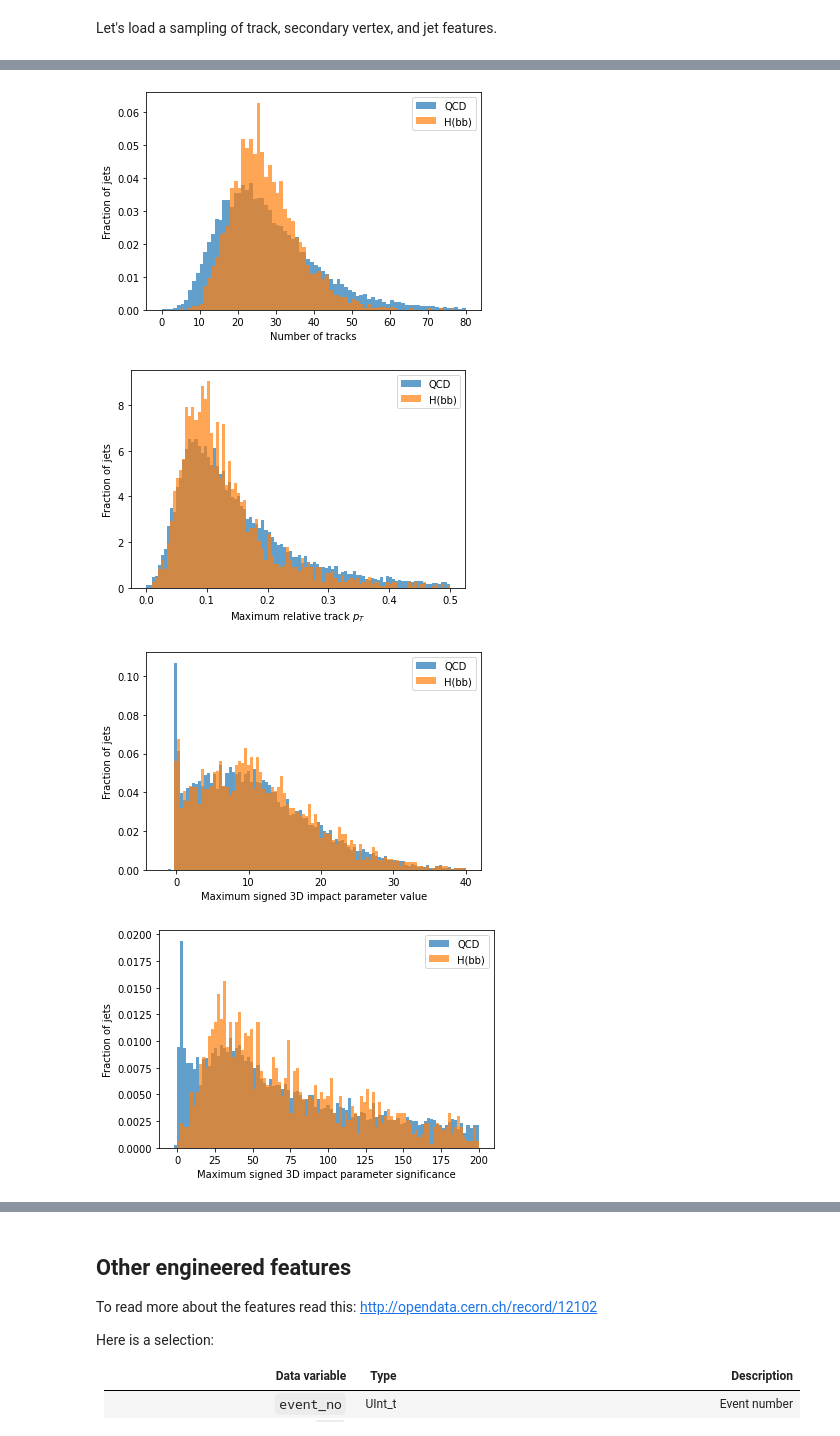
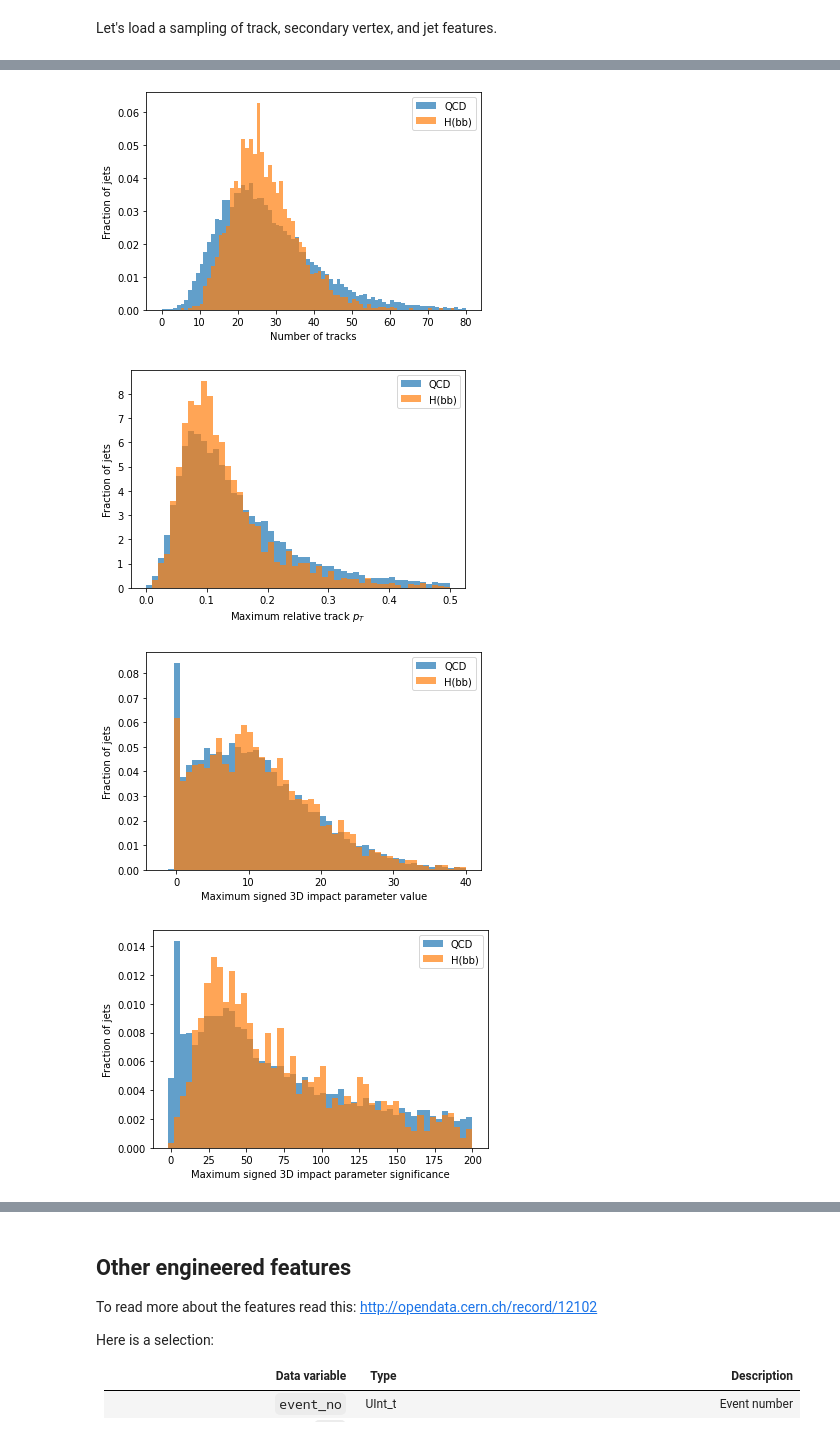
Before and after one commit to faroukmokhtar/GNN, a Jupyter notebook: weeks/03-features.ipynb, the cells around one changed output, grey strips where cells are left out. Drawn from its saved outputs; the diff is of its cells as text; code cells hidden in the pictures.

```diff
--- a/weeks/03-features.ipynb
+++ b/weeks/03-features.ipynb
@@ -99,42 +99,42 @@ import numpy as np
 
 # number of tracks
 plt.figure()
 plt.hist(track_features['track_pt'].counts,weights=label_QCD,bins=np.linspace(0,80,81),density=True,alpha=0.7,label='QCD')
 plt.hist(track_features['track_pt'].counts,weights=label_Hbb,bins=np.linspace(0,80,81),density=True,alpha=0.7,label='H(bb)')
 plt.xlabel('Number of tracks')
 plt.ylabel('Fraction of jets')
 plt.legend()
 
 # max. relative track pt
 plt.figure()
-plt.hist(track_features['track_pt'].max()/jet_features['fj_pt'],weights=label_QCD,bins=np.linspace(0,0.5,101),density=True,alpha=0.7,label='QCD')
-plt.hist(track_features['track_pt'].max()/jet_features['fj_pt'],weights=label_Hbb,bins=np.linspace(0,0.5,101),density=True,alpha=0.7,label='H(bb)')
+plt.hist(track_features['track_pt'].max()/jet_features['fj_pt'],weights=label_QCD,bins=np.linspace(0,0.5,51),density=True,alpha=0.7,label='QCD')
+plt.hist(track_features['track_pt'].max()/jet_features['fj_pt'],weights=label_Hbb,bins=np.linspace(0,0.5,51),density=True,alpha=0.7,label='H(bb)')
 plt.xlabel(r'Maximum relative track $p_{T}$')
 plt.ylabel('Fraction of jets')
 plt.legend()
 
 # maximum signed 3D impact paramter value
 plt.figure()
-plt.hist(track_features['trackBTag_Sip3dVal'].max(),weights=label_QCD,bins=np.linspace(-2,40,101),density=True,alpha=0.7,label='QCD')
-plt.hist(track_features['trackBTag_Sip3dVal'].max(),weights=label_Hbb,bins=np.linspace(-2,40,101),density=True,alpha=0.7,label='H(bb)')
+plt.hist(track_features['trackBTag_Sip3dVal'].max(),weights=label_QCD,bins=np.linspace(-2,40,51),density=True,alpha=0.7,label='QCD')
+plt.hist(track_features['trackBTag_Sip3dVal'].max(),weights=label_Hbb,bins=np.linspace(-2,40,51),density=True,alpha=0.7,label='H(bb)')
 plt.xlabel('Maximum signed 3D impact parameter value')
 plt.ylabel('Fraction of jets')
 plt.legend()
 
 # maximum signed 3D impact paramter significance
 plt.figure()
-plt.hist(track_features['trackBTag_Sip3dSig'].max(),weights=label_QCD,bins=np.linspace(-2,200,101),density=True,alpha=0.7,label='QCD')
-plt.hist(track_features['trackBTag_Sip3dSig'].max(),weights=label_Hbb,bins=np.linspace(-2,200,101),density=True,alpha=0.7,label='H(bb)')
+plt.hist(track_features['trackBTag_Sip3dSig'].max(),weights=label_QCD,bins=np.linspace(-2,200,51),density=True,alpha=0.7,label='QCD')
+plt.hist(track_features['trackBTag_Sip3dSig'].max(),weights=label_Hbb,bins=np.linspace(-2,200,51),density=True,alpha=0.7,label='H(bb)')
 plt.xlabel('Maximum signed 3D impact parameter significance')
 plt.ylabel('Fraction of jets')
 plt.legend()
 
 plt.show()
 # %% [output]
 [figure]
-[figure, old version]
+[figure, new version]
-[figure, old version]
+[figure, new version]
-[figure, old version]
+[figure, new version]
 # %% [markdown]
 ## Visualize Separation of SV Features
 
```
Also changed, not shown: parts of 5 cells of this notebook, 3 other files.
